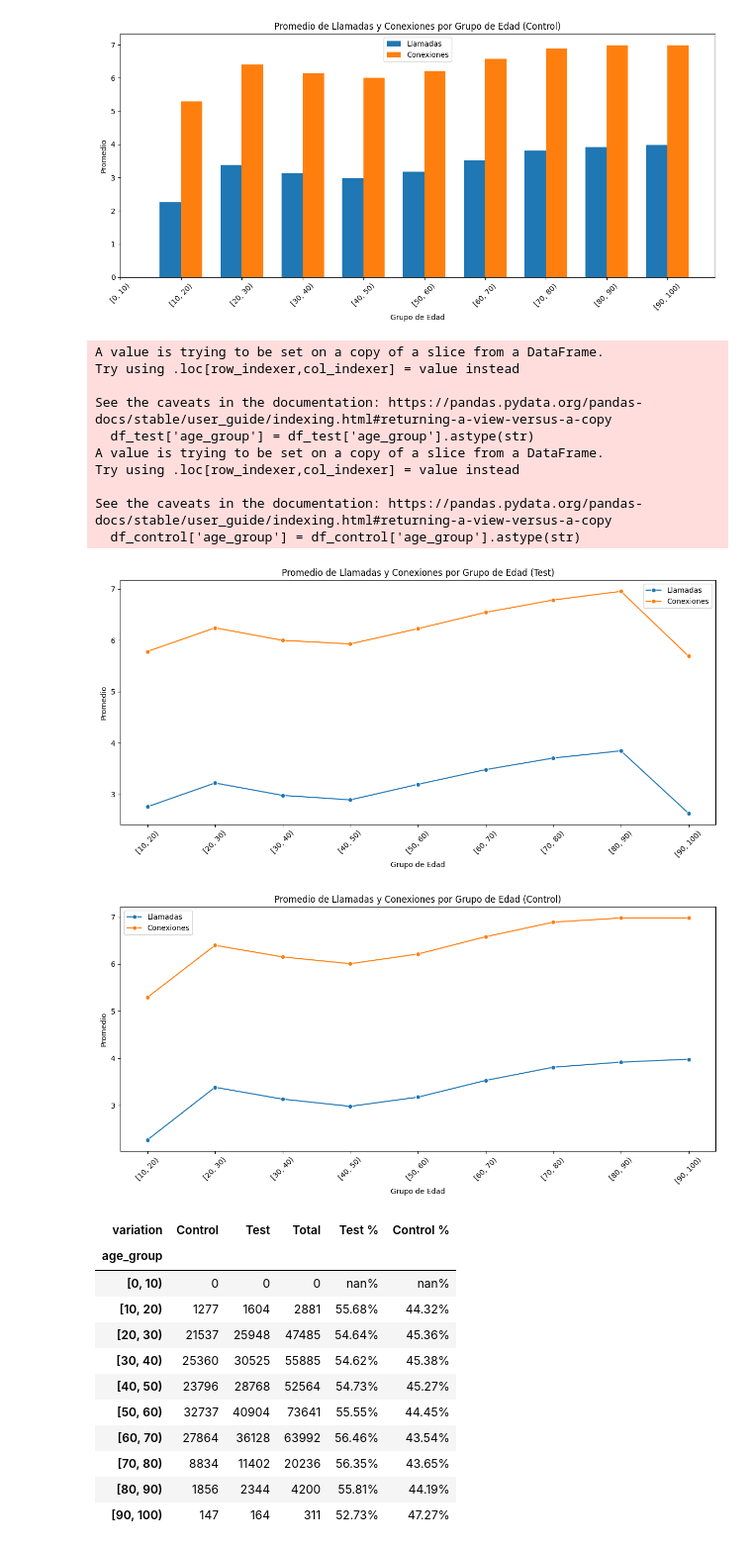
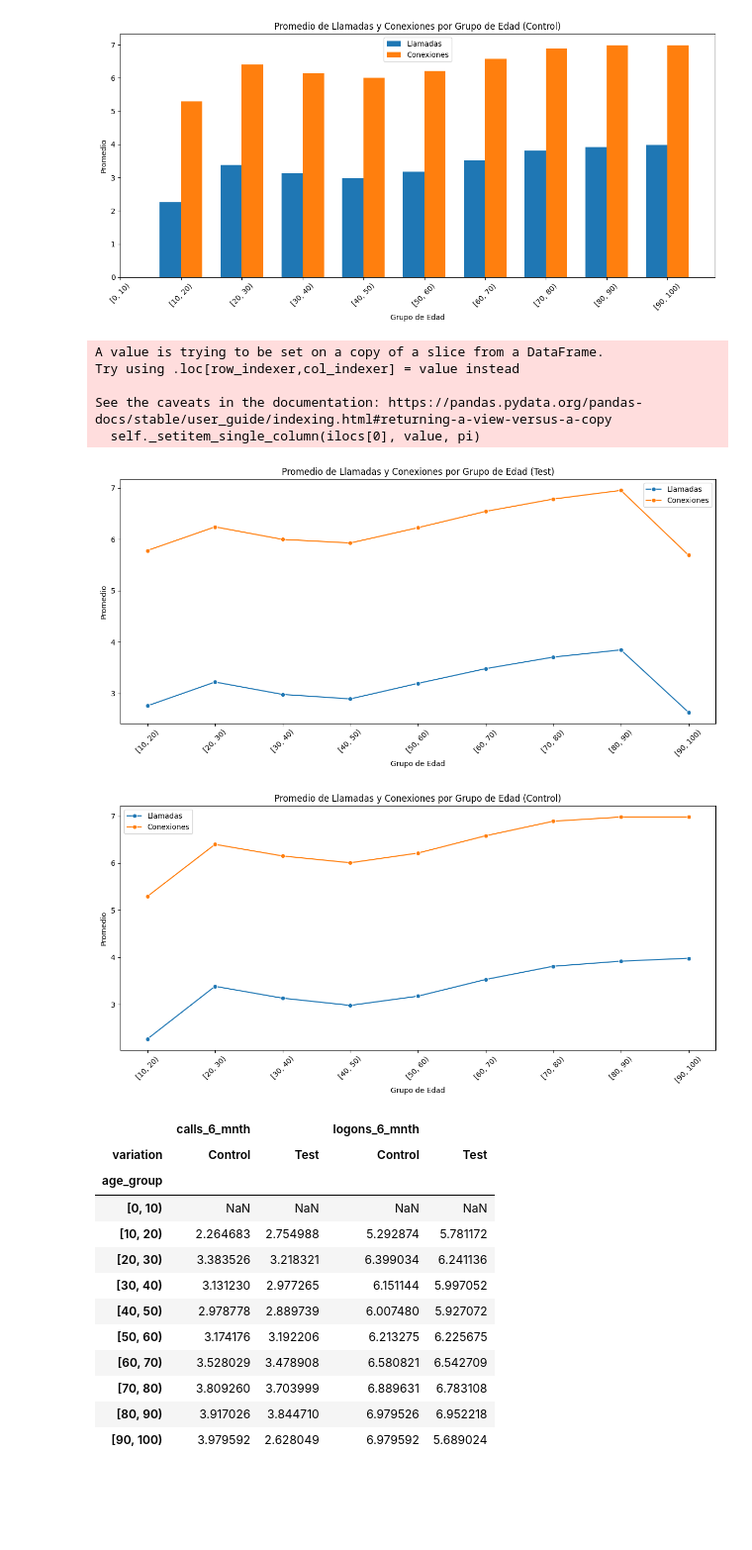
Before and after one commit to enialahcene/vanguard-ab-test, a Jupyter notebook: Benjamin.ipynb, the cells around one changed output. Shown at 99% size. Saved outputs shown, nothing was run; the diff lists cells and outputs as text; code cells hidden in the pictures; blank space fills up the shorter version.

```diff
--- a/Benjamin.ipynb
+++ b/Benjamin.ipynb
@@ -446,9 +458,9 @@ plt.show()
 [figure]
 [figure]
 # %%
-# Convertir la columna 'age_group' a string
-df_test['age_group'] = df_test['age_group'].astype(str)
-df_control['age_group'] = df_control['age_group'].astype(str)
+# Convertir la columna 'age_group' a tipo str
+df_test.loc[:, 'age_group'] = df_test['age_group'].astype(str)
+df_control.loc[:, 'age_group'] = df_control['age_group'].astype(str)
 
 # Crear el gráfico para variation = Test
 plt.figure(figsize=(12, 6))
@@ -480,35 +492,26 @@ A value is trying to be set on a copy of a slice from a DataFrame.
 Try using .loc[row_indexer,col_indexer] = value instead
 
 See the caveats in the documentation: https://pandas.pydata.org/pandas-docs/stable/user_guide/indexing.html#returning-a-view-versus-a-copy
-  df_test['age_group'] = df_test['age_group'].astype(str)
-A value is trying to be set on a copy of a slice from a DataFrame.
-Try using .loc[row_indexer,col_indexer] = value instead
-
-See the caveats in the documentation: https://pandas.pydata.org/pandas-docs/stable/user_guide/indexing.html#returning-a-view-versus-a-copy
-  df_control['age_group'] = df_control['age_group'].astype(str)
+  self._setitem_single_column(ilocs[0], value, pi)
 [figure]
 [figure]
-# %%
-# Contar cuantos clientes hay en cada grupo de edad, según varitation
-df_age_group = df_final.groupby(['age_group', 'variation']).size().unstack()
-df_age_group
-
-# Ver que porcentaje representa cada grupo de edad con respecto al total
-df_age_group['Total'] = df_age_group['Control'] + df_age_group['Test']
-df_age_group['Test %'] = df_age_group['Test'] / df_age_group['Total']
-df_age_group['Control %'] = (df_age_group['Control'] / df_age_group['Total'] * 100).round(2).astype(str) + '%'
-df_age_group['Test %'] = (df_age_group['Test'] / df_age_group['Total'] * 100).round(2).astype(str) + '%'
-df_age_group
-# %% [output]
-| variation | Control | Test | Total | Test % | Control % |
-| age_group |  |  |  |  |  |
-| [0, 10) | 0 | 0 | 0 | nan% | nan% |
-| [10, 20) | 1277 | 1604 | 2881 | 55.68% | 44.32% |
-| [20, 30) | 21537 | 25948 | 47485 | 54.64% | 45.36% |
-| [30, 40) | 25360 | 30525 | 55885 | 54.62% | 45.38% |
-| [40, 50) | 23796 | 28768 | 52564 | 54.73% | 45.27% |
-| [50, 60) | 32737 | 40904 | 73641 | 55.55% | 44.45% |
-| [60, 70) | 27864 | 36128 | 63992 | 56.46% | 43.54% |
-| [70, 80) | 8834 | 11402 | 20236 | 56.35% | 43.65% |
-| [80, 90) | 1856 | 2344 | 4200 | 55.81% | 44.19% |
-| [90, 100) | 147 | 164 | 311 | 52.73% | 47.27% |
+# %%
+# Crear un DataFrame con los valores representados en los gráficos
+df_values = df_grouped_age.pivot(index='age_group', columns='variation', values=['calls_6_mnth', 'logons_6_mnth'])
+
+# Mostrar la tabla
+df_values
+# %% [output]
+|  | calls_6_mnth |  | logons_6_mnth |  |
+| variation | Control | Test | Control | Test |
+| age_group |  |  |  |  |
+| [0, 10) | NaN | NaN | NaN | NaN |
+| [10, 20) | 2.264683 | 2.754988 | 5.292874 | 5.781172 |
+| [20, 30) | 3.383526 | 3.218321 | 6.399034 | 6.241136 |
+| [30, 40) | 3.131230 | 2.977265 | 6.151144 | 5.997052 |
+| [40, 50) | 2.978778 | 2.889739 | 6.007480 | 5.927072 |
+| [50, 60) | 3.174176 | 3.192206 | 6.213275 | 6.225675 |
+| [60, 70) | 3.528029 | 3.478908 | 6.580821 | 6.542709 |
+| [70, 80) | 3.809260 | 3.703999 | 6.889631 | 6.783108 |
+| [80, 90) | 3.917026 | 3.844710 | 6.979526 | 6.952218 |
+| [90, 100) | 3.979592 | 2.628049 | 6.979592 | 5.689024 |
```
Also changed, not shown: parts of 3 cells of this notebook.
